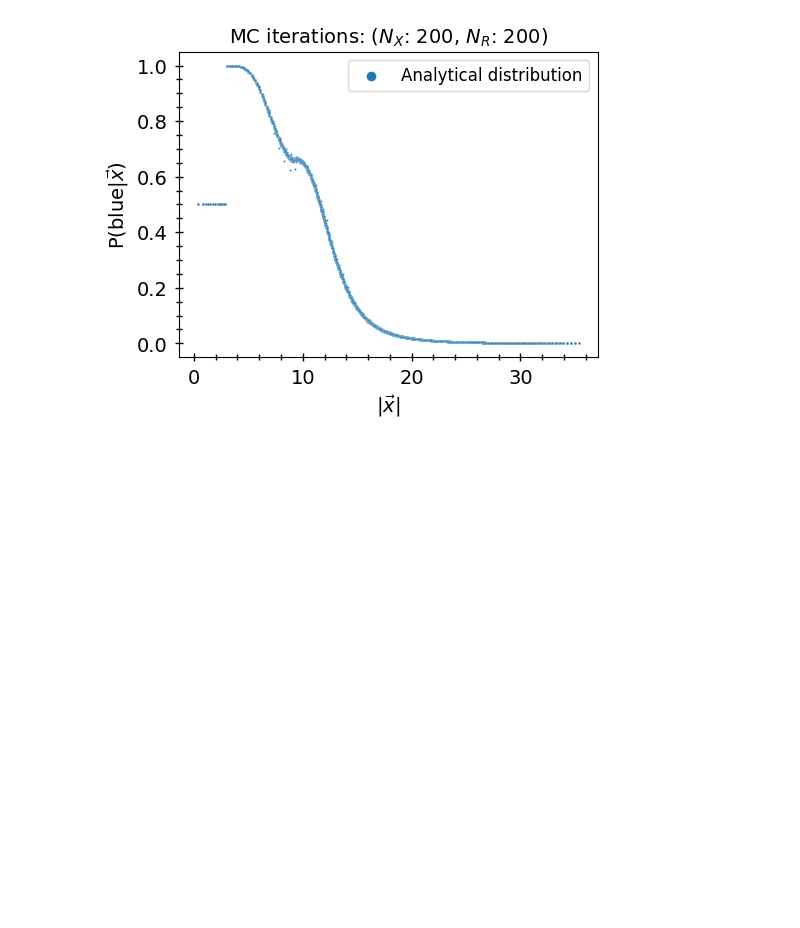
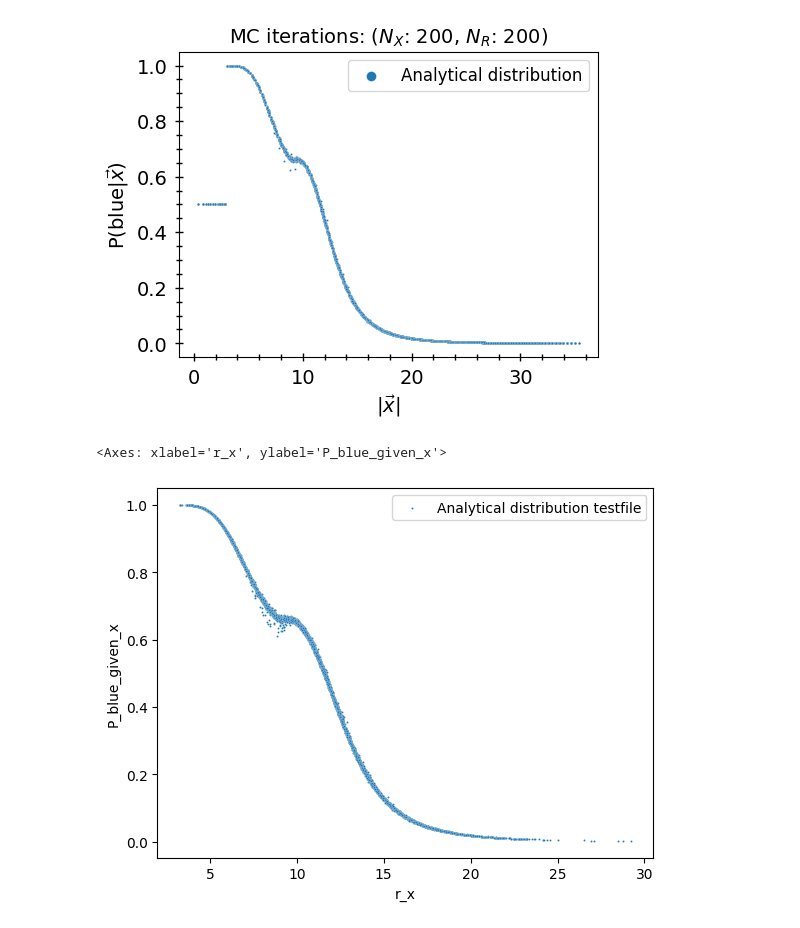
Before and after one commit to choisant/foundational-modeling, a Jupyter notebook: toy_experiment/analytical/plot_analytical_solution.ipynb, the cells around one changed output. Drawn from its saved outputs; the diff is of its cells as text; code cells hidden in the pictures; blank space fills up the shorter version.

```diff
--- a/toy_experiment/analytical/plot_analytical_solution.ipynb
+++ b/toy_experiment/analytical/plot_analytical_solution.ipynb
@@ -117,3 +117,13 @@ for i in range(len(nxMC)):
     ax.legend(markerscale=5, fontsize=12)
 # %% [output]
 [figure]
+# %%
+testfile = "results/analytical_solution_test_n_10000_r2_3_kr7_kb3_r1min6_s1_vary_r2_False_vary_a1_False_pRed_0.5_nxMC_200_nr1MC_100.csv"
+calfile = "results/analytical_solution_cal_n_2000_r2_3_kr7_kb3_r1min6_s1_vary_r2_False_vary_a1_False_pRed_0.5_nxMC_200_nr1MC_100.csv"
+test_df = pd.read_csv(testfile)
+cal_df = pd.read_csv(calfile)
+# %%
+sn.scatterplot(test_df, x="r_x", y="P_blue_given_x", s=2, label="Analytical distribution testfile")
+# %% [output]
+<Axes: xlabel='r_x', ylabel='P_blue_given_x'>
+[figure, added]
```
Also changed, not shown: parts of 3 cells of this notebook, 1 other file.
